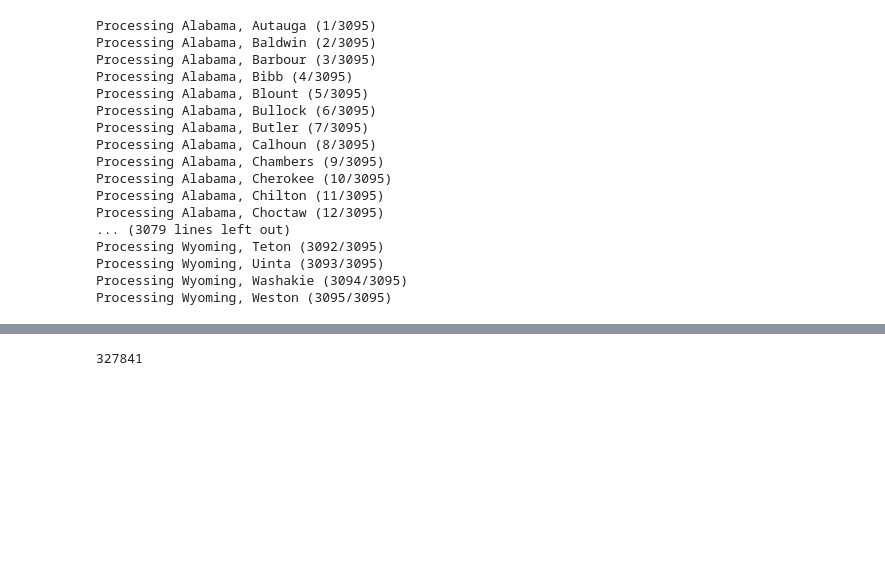
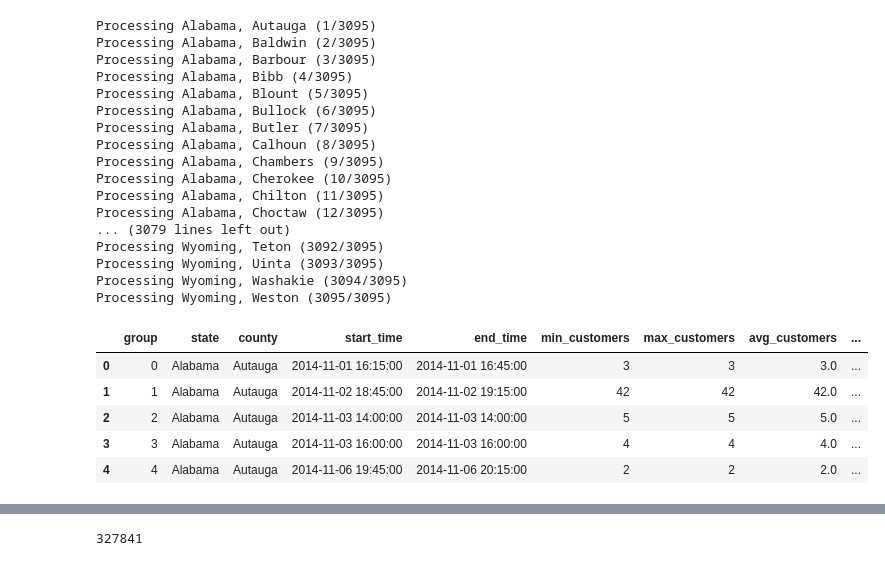
Before and after one commit to fstijnman/think_onward, a Jupyter notebook: notebooks/eda.ipynb, the cells around one changed output, grey strips where cells are left out. Saved outputs shown, nothing was run; the diff lists cells and outputs as text; code cells hidden in the pictures; blank space fills up the shorter version.

Commit message:
fix outage analysis data etl

```diff
--- a/notebooks/eda.ipynb
+++ b/notebooks/eda.ipynb
@@ -102,3 +102,12 @@ Processing Wyoming, Teton (3092/3095)
 Processing Wyoming, Uinta (3093/3095)
 Processing Wyoming, Washakie (3094/3095)
 Processing Wyoming, Weston (3095/3095)
+# %%
+outage_summary.head()
+# %% [output]
+|  | group | state | county | start_time | end_time | min_customers | max_customers | avg_customers | ... |
+| 0 | 0 | Alabama | Autauga | 2014-11-01 16:15:00 | 2014-11-01 16:45:00 | 3 | 3 | 3.0 | ... |
+| 1 | 1 | Alabama | Autauga | 2014-11-02 18:45:00 | 2014-11-02 19:15:00 | 42 | 42 | 42.0 | ... |
+| 2 | 2 | Alabama | Autauga | 2014-11-03 14:00:00 | 2014-11-03 14:00:00 | 5 | 5 | 5.0 | ... |
+| 3 | 3 | Alabama | Autauga | 2014-11-03 16:00:00 | 2014-11-03 16:00:00 | 4 | 4 | 4.0 | ... |
+| 4 | 4 | Alabama | Autauga | 2014-11-06 19:45:00 | 2014-11-06 20:15:00 | 2 | 2 | 2.0 | ... |
```
Also changed, not shown: parts of 1 cell of this notebook, 1 other file.
